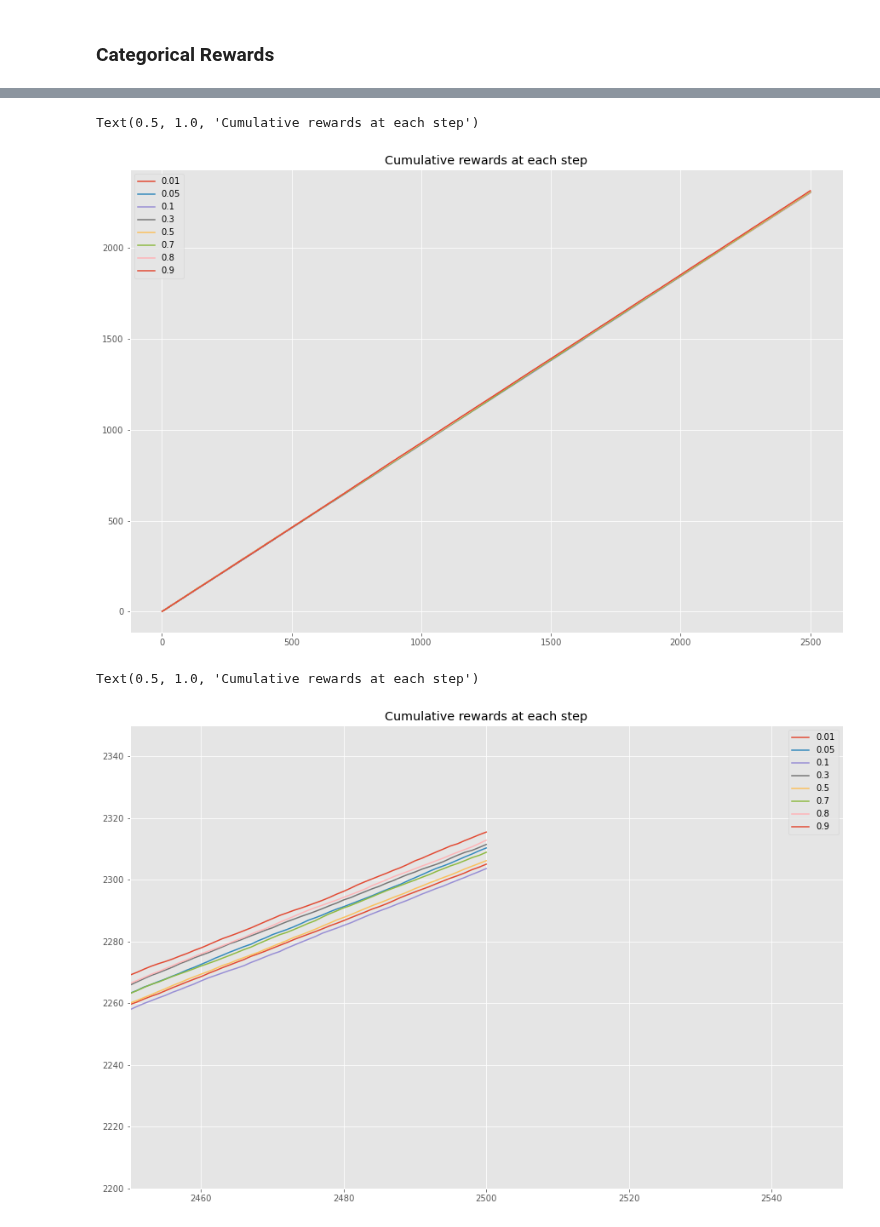
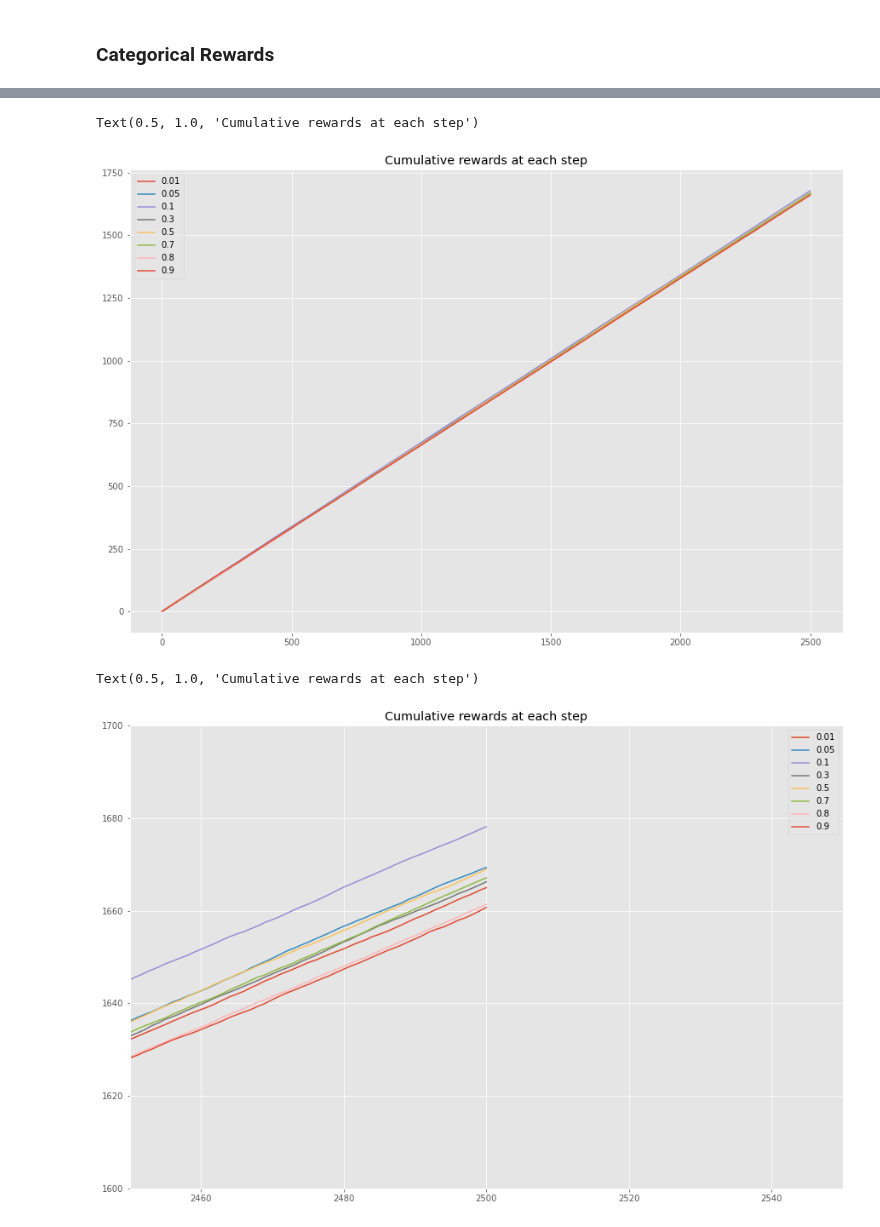
Before and after one commit to ruthkangyr/Clinical-Trials-MAB-Algorithms, a Jupyter notebook: Algorithm/Algorithms Tuning (Updated).ipynb, the cells around one changed output, grey strips where cells are left out. Cells and saved outputs as stored; diff of their text form; code cells hidden in the pictures.

```diff
--- a/Algorithm/Algorithms Tuning (Updated).ipynb
+++ b/Algorithm/Algorithms Tuning (Updated).ipynb
@@ -330,7 +330,7 @@ def test_algorithm(algo, arms, n_sims, horizon):
 random.seed(4014) # to make sure that I can regenerate the results
 
 # Initialise probabilities
-success_probabilities_ber = [0.6, 0.4, 0.8, 0.9]
+success_probabilities_ber = [0.5, 0.2, 0.6, 0.8]
 
 no_of_treatments = len(success_probabilities_ber)
 test_treatments = list(map(lambda mu: BernoulliArm(mu), success_probabilities_ber))
@@ -359,7 +359,7 @@ all_results_softmax_ber = pd.DataFrame(columns = ["n_sim", "n_step", "chosen_tre
 random.seed(4014) # to make sure that I can regenerate the results
 
 # Initialise probabilities
-success_probabilities_cat = [0.7, 0.9, 0.4, 0.1]
+success_probabilities_cat = [0.6, 0.3, 0.7, 0.9]
 
 treatment_probabilities = [treatment_1_probs, treatment_2_probs, treatment_3_probs, treatment_4_probs]
 
@@ -843,22 +843,22 @@ plt.legend()
 plt.title("Cumulative rewards at each step")
 # %% [output]
 Text(0.5, 1.0, 'Cumulative rewards at each step')
-[figure, old version]
+[figure, new version]
 # %%
 # Plot the cumulative rewards at each time step
 plt.style.use('ggplot')
 
 fig = plt.figure(figsize = (15, 10))
 ax = fig.add_subplot(111)
 
 for tau in results_plot_softmax_cat['temperature'].unique():
     results_softmax_cat = results_plot_softmax_cat[results_plot_softmax_cat['temperature'] == tau]
     ax.plot(results_softmax_cat['n_step'], results_softmax_cat['cumulative_rewards'], label = str(tau))
 
 plt.xlim(2450, 2550)
-plt.ylim(2200, 2350)
+plt.ylim(1600, 1700)
 plt.legend()
 plt.title("Cumulative rewards at each step")
 # %% [output]
 Text(0.5, 1.0, 'Cumulative rewards at each step')
-[figure, old version]
+[figure, new version]
```
Also changed, not shown: parts of 27 cells of this notebook, 4 other files.
